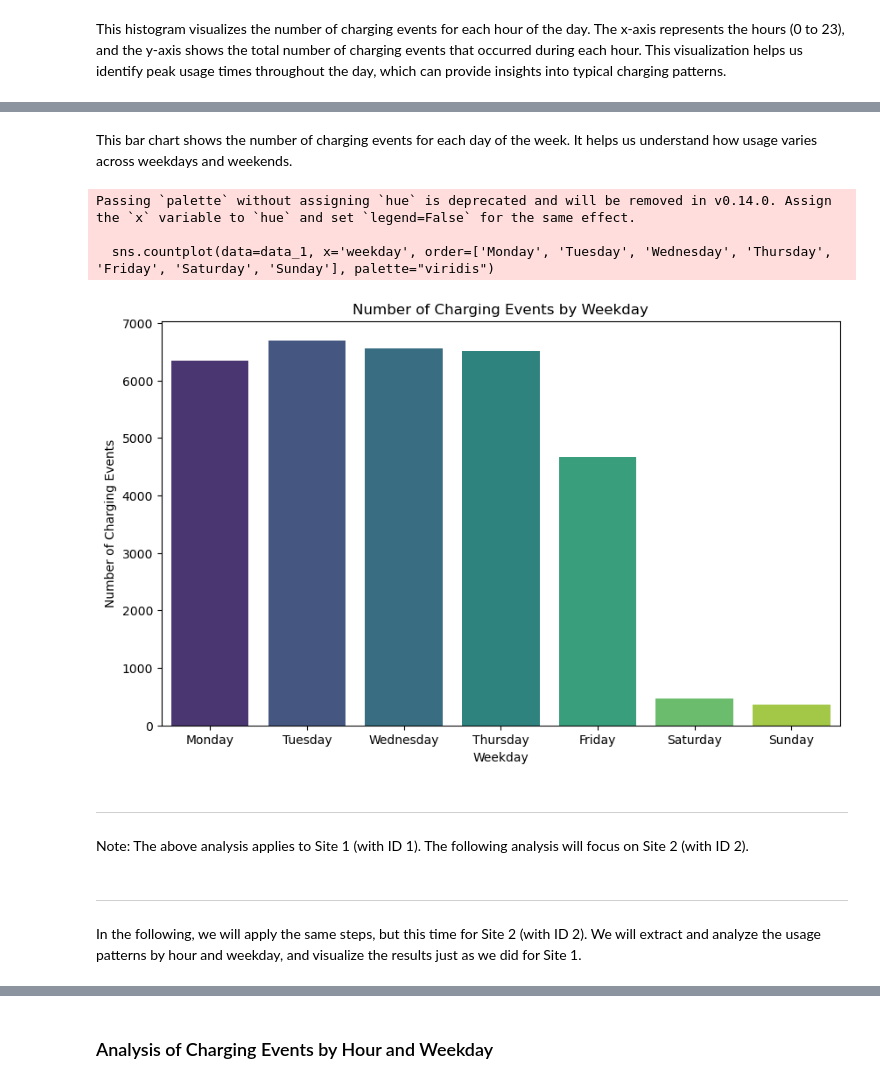
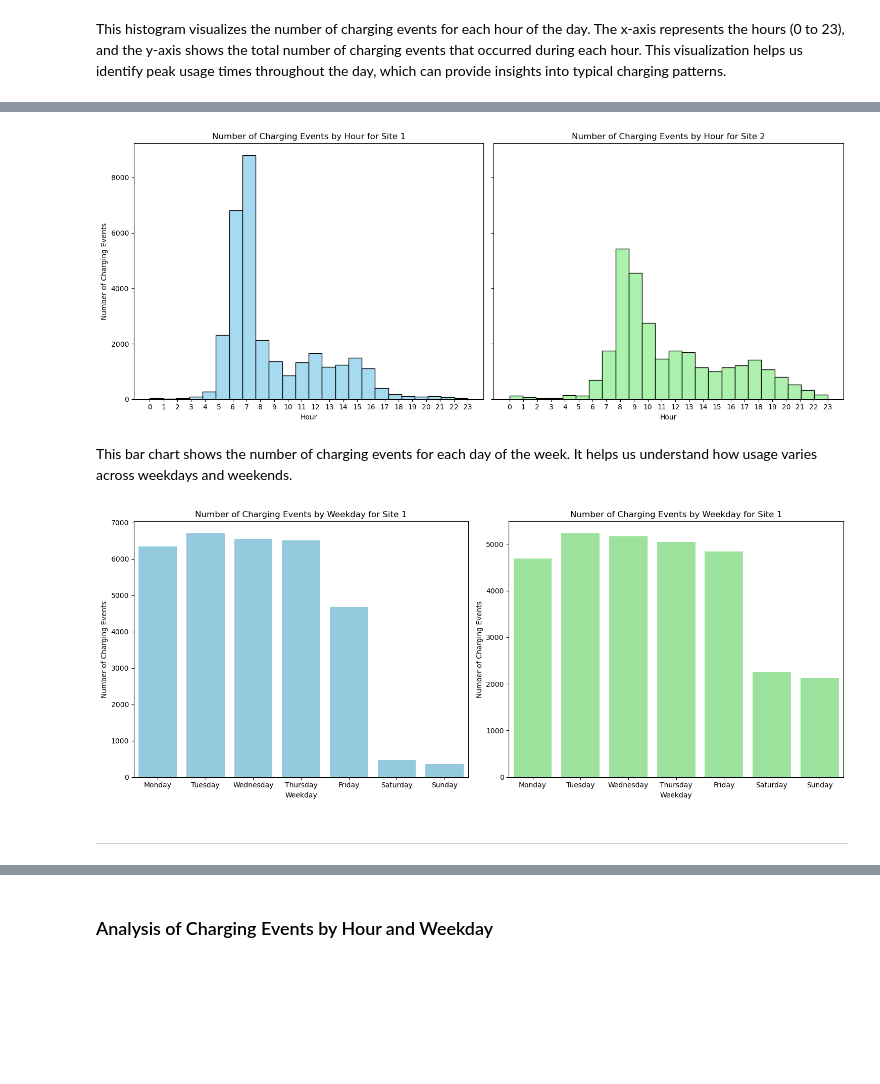
Before and after one commit to Zeyd263/DataDynamos, a Jupyter notebook: Preprocessing.ipynb, the cells around one changed output, grey strips where cells are left out. Cells and saved outputs as stored; diff of their text form; code cells hidden in the pictures; blank space fills up the shorter version.

Commit message:
combine plots into subplots for better comparison

```diff
--- a/Preprocessing.ipynb
+++ b/Preprocessing.ipynb
@@ -435,24 +463,47 @@ plt.show()
+# %%
+fig, axes = plt.subplots(1,2, figsize=(15,6), sharey=True)
+
+sns.histplot(data=data_1, x='hour', bins=24, color="skyblue", ax=axes[0])
+
+# Histogram of charging events per hour with full hours on the X-axis
+#site 1
+axes[0].set_title('Number of Charging Events by Hour for Site 1')
+axes[0].set_xlabel('Hour')
+axes[0].set_ylabel('Number of Charging Events')
+axes[0].set_xticks(ticks=range(0, 24), labels=[f"{hour}" for hour in range(24)])
+
+
+sns.histplot(data=data_2, x='hour', bins=24, color="lightgreen", ax=axes[1])
+
+axes[1].set_title('Number of Charging Events by Hour for Site 2')
+axes[1].set_xlabel('Hour')
+axes[1].set_ylabel('Number of Charging Events')
+axes[1].set_xticks(ticks=range(0, 24), labels=[f"{hour}" for hour in range(24)])
+
+plt.tight_layout()
+plt.show()
+# %% [output]
+[figure, added]
 # %% [markdown]
 This bar chart shows the number of charging events for each day of the week. It helps us understand how usage varies across weekdays and weekends.
 # %%
 # Bar chart of charging events per weekday
-plt.figure(figsize=(10, 6))
-sns.countplot(data=data_1, x='weekday', order=['Monday', 'Tuesday', 'Wednesday', 'Thursday', 'Friday', 'Saturday', 'Sunday'], palette="viridis")
-plt.title('Number of Charging Events by Weekday')
-plt.xlabel('Weekday')
-plt.ylabel('Number of Charging Events')
+
+fig, axes = plt.subplots(1, 2, figsize=(15, 6))
+
+sns.countplot(data=data_1, x='weekday', order=['Monday', 'Tuesday', 'Wednesday', 'Thursday', 'Friday', 'Saturday', 'Sunday'], color="skyblue", ax=axes[0])
+axes[0].set_title('Number of Charging Events by Weekday for Site 1')
+axes[0].set_xlabel('Weekday')
+axes[0].set_ylabel('Number of Charging Events')
+
+sns.countplot(data=data_2, x='weekday', order=['Monday', 'Tuesday', 'Wednesday', 'Thursday', 'Friday', 'Saturday', 'Sunday'], color="lightgreen", ax=axes[1])
+axes[1].set_title('Number of Charging Events by Weekday for Site 1')
+axes[1].set_xlabel('Weekday')
+axes[1].set_ylabel('Number of Charging Events')
+
+plt.tight_layout()
 plt.show()
 # %% [output]
-Passing `palette` without assigning `hue` is deprecated and will be removed in v0.14.0. Assign the `x` variable to `hue` and set `legend=False` for the same effect.
-
-  sns.countplot(data=data_1, x='weekday', order=['Monday', 'Tuesday', 'Wednesday', 'Thursday', 'Friday', 'Saturday', 'Sunday'], palette="viridis")
-[figure, old version]
+[figure, new version]
 # %% [markdown]
 -------------------------------------------------------------------------------------------------------------------
-# %% [markdown]
-Note:
-The above analysis applies to Site 1 (with ID 1). The following analysis will focus on Site 2 (with ID 2).
-# %% [markdown]
--------------------------------------------------------------------------------------------------------------------
-# %% [markdown]
-In the following, we will apply the same steps, but this time for Site 2 (with ID 2). We will extract and analyze the usage patterns by hour and weekday, and visualize the results just as we did for Site 1.
```
Also changed, not shown: parts of 16 cells of this notebook.
